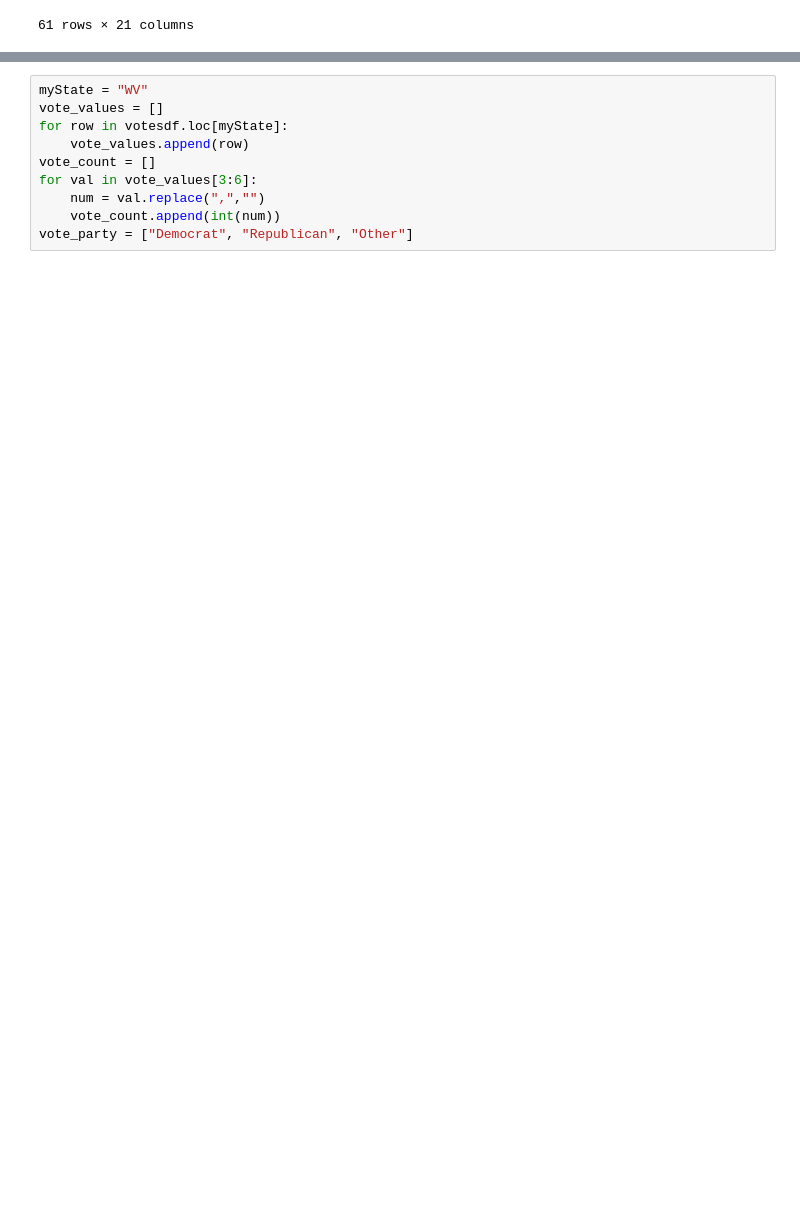
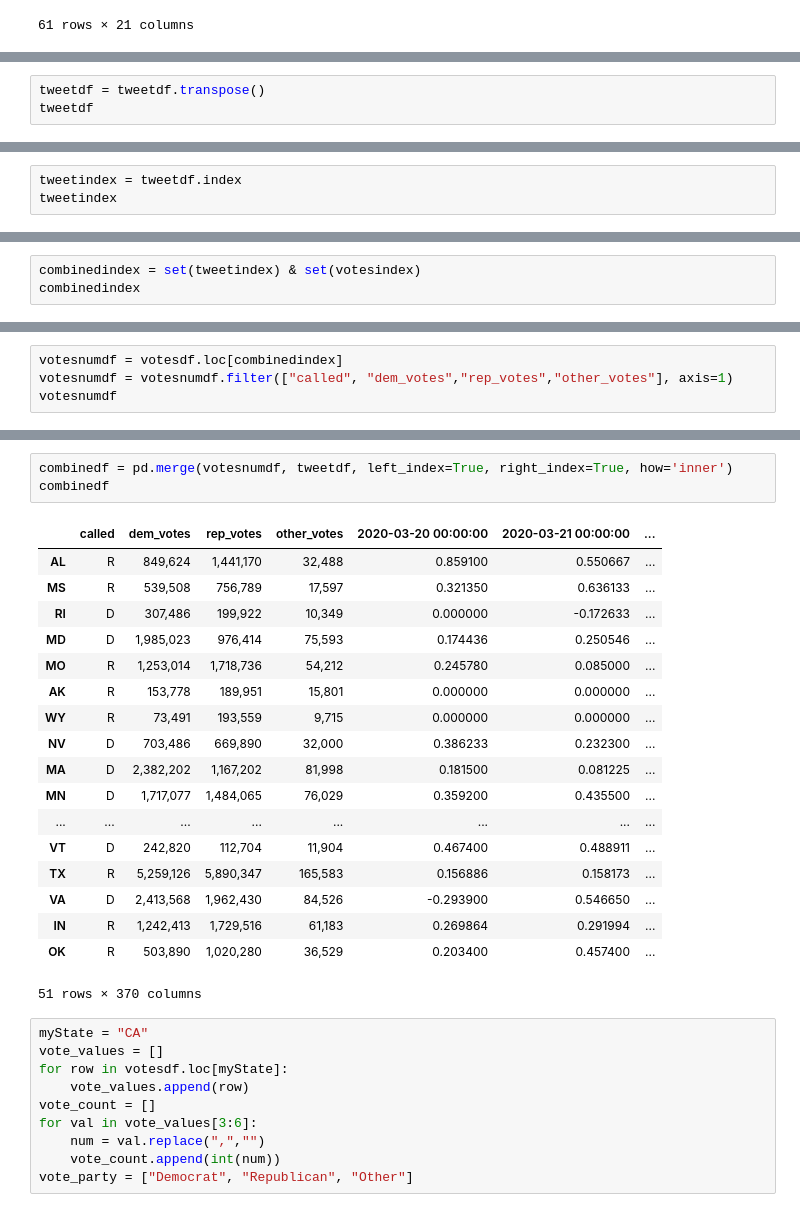
Before and after one commit to MeganDoman/CPSC4180_FinalProject, a Jupyter notebook: Doman_CPSC4180_FinalProject.ipynb, the cells around one changed output, grey strips where cells are left out. Saved outputs shown, nothing was run; the diff lists cells and outputs as text; blank space fills up the shorter version.

```diff
--- a/Doman_CPSC4180_FinalProject.ipynb
+++ b/Doman_CPSC4180_FinalProject.ipynb
@@ -81,0 +94,3 @@ votesdf
+# %%
+tweetdf = tweetdf.transpose()
+tweetdf
@@ -81,0 +116,3 @@ votesdf
+# %%
+tweetindex = tweetdf.index
+tweetindex
@@ -81,0 +126,3 @@ votesdf
+# %%
+combinedindex = set(tweetindex) & set(votesindex)
+combinedindex
@@ -81,0 +147,4 @@ votesdf
+# %%
+votesnumdf = votesdf.loc[combinedindex]
+votesnumdf = votesnumdf.filter(["called", "dem_votes","rep_votes","other_votes"], axis=1)
+votesnumdf
@@ -82,5 +170,27 @@ votesdf
+# %%
+combinedf = pd.merge(votesnumdf, tweetdf, left_index=True, right_index=True, how='inner')
+combinedf
+# %% [output]
+|  | called | dem_votes | rep_votes | other_votes | 2020-03-20 00:00:00 | 2020-03-21 00:00:00 | ... |
+| AL | R | 849,624 | 1,441,170 | 32,488 | 0.859100 | 0.550667 | ... |
+| MS | R | 539,508 | 756,789 | 17,597 | 0.321350 | 0.636133 | ... |
+| RI | D | 307,486 | 199,922 | 10,349 | 0.000000 | -0.172633 | ... |
+| MD | D | 1,985,023 | 976,414 | 75,593 | 0.174436 | 0.250546 | ... |
+| MO | R | 1,253,014 | 1,718,736 | 54,212 | 0.245780 | 0.085000 | ... |
+| AK | R | 153,778 | 189,951 | 15,801 | 0.000000 | 0.000000 | ... |
+| WY | R | 73,491 | 193,559 | 9,715 | 0.000000 | 0.000000 | ... |
+| NV | D | 703,486 | 669,890 | 32,000 | 0.386233 | 0.232300 | ... |
+| MA | D | 2,382,202 | 1,167,202 | 81,998 | 0.181500 | 0.081225 | ... |
+| MN | D | 1,717,077 | 1,484,065 | 76,029 | 0.359200 | 0.435500 | ... |
+| ... | ... | ... | ... | ... | ... | ... | ... |
+| VT | D | 242,820 | 112,704 | 11,904 | 0.467400 | 0.488911 | ... |
+| TX | R | 5,259,126 | 5,890,347 | 165,583 | 0.156886 | 0.158173 | ... |
+| VA | D | 2,413,568 | 1,962,430 | 84,526 | -0.293900 | 0.546650 | ... |
+| IN | R | 1,242,413 | 1,729,516 | 61,183 | 0.269864 | 0.291994 | ... |
+| OK | R | 503,890 | 1,020,280 | 36,529 | 0.203400 | 0.457400 | ... |
+51 rows × 370 columns
 # %%
-myState = "WV"
+myState = "CA"
 vote_values = []
 for row in votesdf.loc[myState]:
     vote_values.append(row)
```
Also changed, not shown: parts of 7 cells of this notebook.
